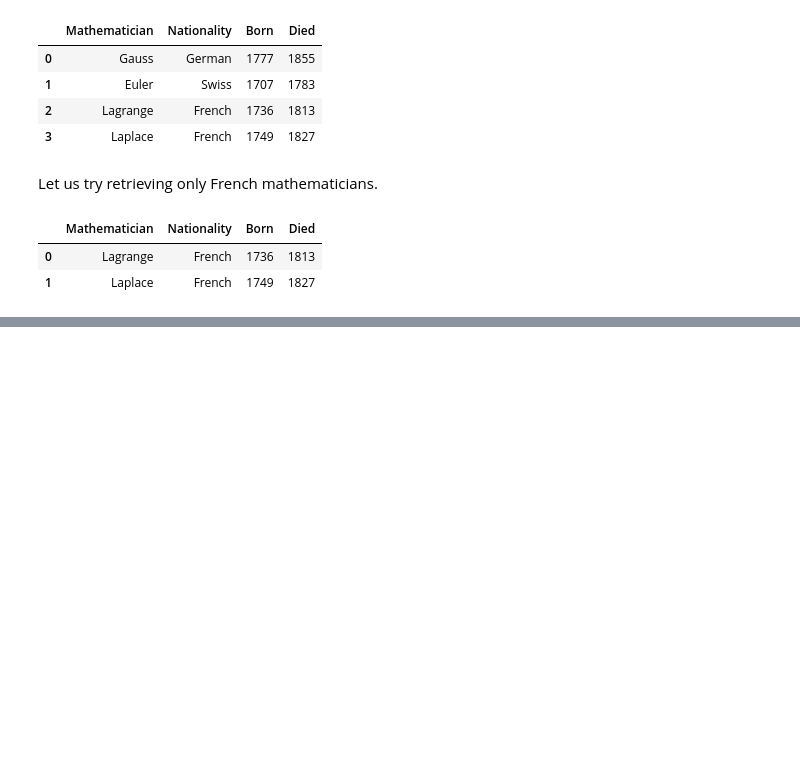
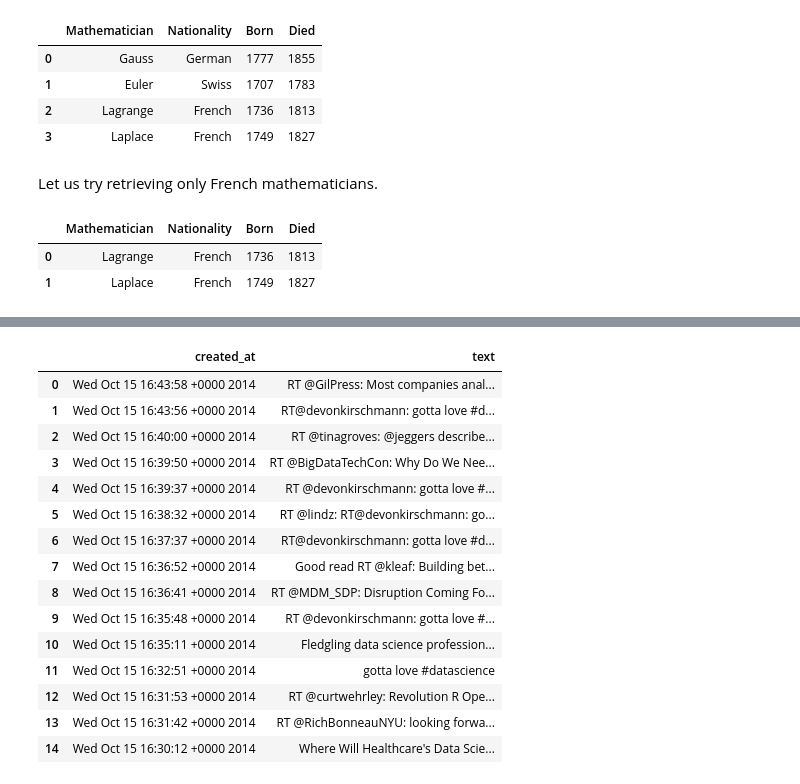
Before and after one commit to ambujtewari/stats607a-fall2014, a Jupyter notebook: Lecture 10.ipynb, the cells around one changed output, grey strips where cells are left out. Cells and saved outputs as stored; diff of their text form; code cells hidden in the pictures; blank space fills up the shorter version.

```diff
--- a/Lecture 10.ipynb
+++ b/Lecture 10.ipynb
@@ -191,3 +266,29 @@ sql.read_sql('SELECT * FROM math WHERE Nationality="French"', con)
+# %%
+url = 'https://api.twitter.com/1.1/search/tweets.json?q=%23datascience'  # search for the hashtag #datascience
+request = Request(url)
+request.add_header('Authorization', 'Bearer %s' % bearer_token)  # use the bearer token from Step 2
+response = urlopen(request)  # make the request
+raw_data = response.read().decode('utf-8')  # results in raw JSON
+data = json.loads(raw_data)  # decode JSON into Python data structures
+hashtag_tweets_df = pd.DataFrame(data['statuses'], columns=['created_at', 'text'])
+hashtag_tweets_df
+# %% [output]
+|  | created_at | text |
+| 0 | Wed Oct 15 16:43:58 +0000 2014 | RT @GilPress: Most companies anal... |
+| 1 | Wed Oct 15 16:43:56 +0000 2014 | RT@devonkirschmann: gotta love #d... |
+| 2 | Wed Oct 15 16:40:00 +0000 2014 | RT @tinagroves: @jeggers describe... |
+| 3 | Wed Oct 15 16:39:50 +0000 2014 | RT @BigDataTechCon: Why Do We Nee... |
+| 4 | Wed Oct 15 16:39:37 +0000 2014 | RT @devonkirschmann: gotta love #... |
+| 5 | Wed Oct 15 16:38:32 +0000 2014 | RT @lindz: RT@devonkirschmann: go... |
+| 6 | Wed Oct 15 16:37:37 +0000 2014 | RT@devonkirschmann: gotta love #d... |
+| 7 | Wed Oct 15 16:36:52 +0000 2014 | Good read RT @kleaf: Building bet... |
+| 8 | Wed Oct 15 16:36:41 +0000 2014 | RT @MDM_SDP: Disruption Coming Fo... |
+| 9 | Wed Oct 15 16:35:48 +0000 2014 | RT @devonkirschmann: gotta love #... |
+| 10 | Wed Oct 15 16:35:11 +0000 2014 | Fledgling data science profession... |
+| 11 | Wed Oct 15 16:32:51 +0000 2014 | gotta love #datascience |
+| 12 | Wed Oct 15 16:31:53 +0000 2014 | RT @curtwehrley: Revolution R Ope... |
+| 13 | Wed Oct 15 16:31:42 +0000 2014 | RT @RichBonneauNYU: looking forwa... |
+| 14 | Wed Oct 15 16:30:12 +0000 2014 | Where Will Healthcare's Data Scie... |
 # %%
 # clean up temporary files in the end
 !rm math.csv
```
Also changed, not shown: parts of 13 cells of this notebook.
